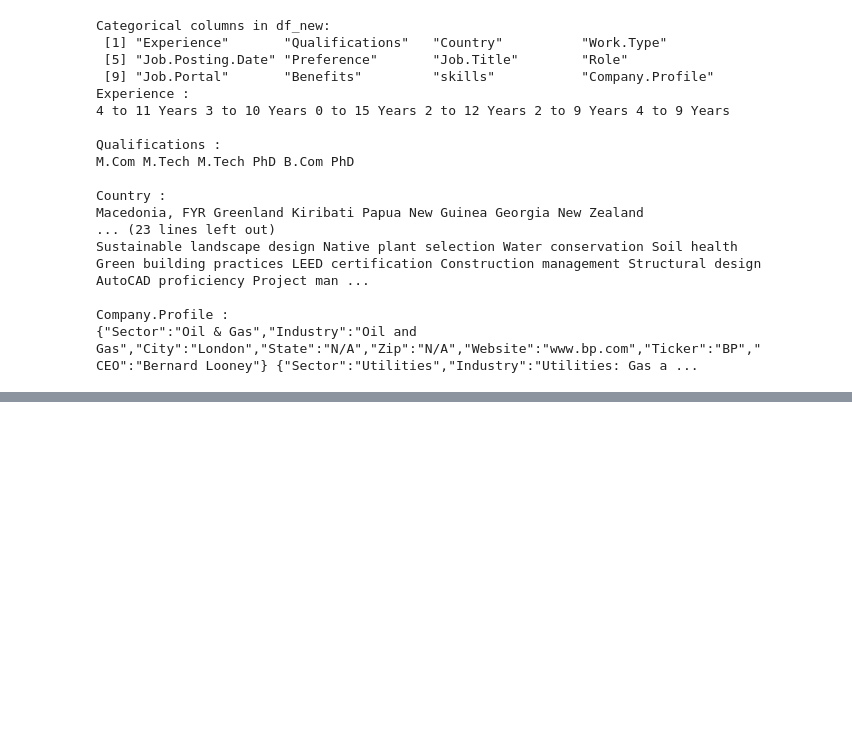
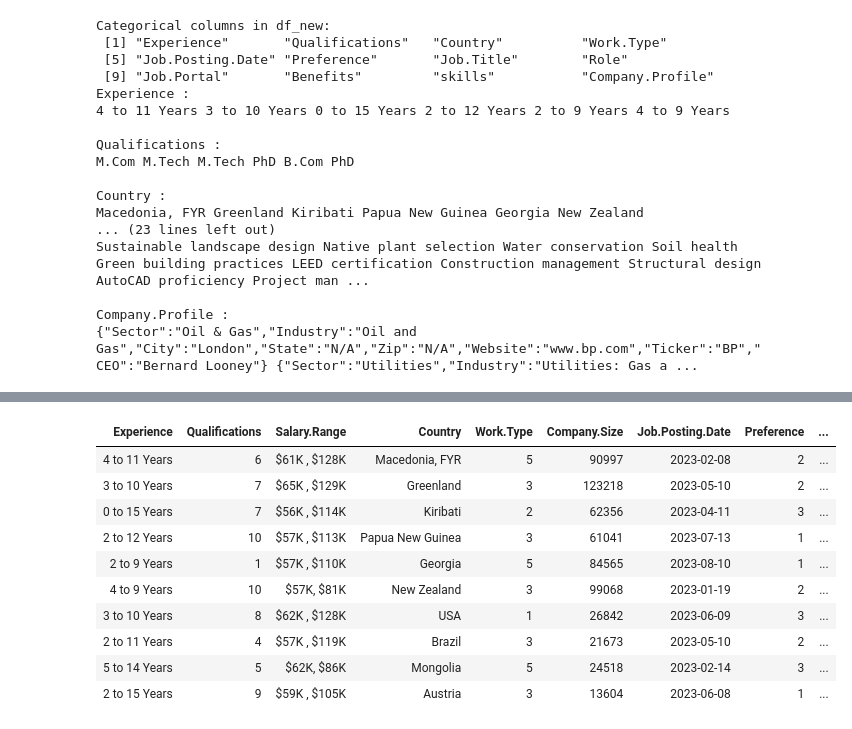
Before and after one commit to ngyh6726/MH3511_R_Project, a Jupyter notebook: Data_Preprocessing.ipynb, the cells around one changed output, grey strips where cells are left out. Drawn from its saved outputs; the diff is of its cells as text; code cells hidden in the pictures; blank space fills up the shorter version.

```diff
--- a/Data_Preprocessing.ipynb
+++ b/Data_Preprocessing.ipynb
@@ -230,0 +186,9 @@ print(max_experience)
+# %%
+json_string <- '{"Sector":"Oil & Gas","Industry":"Oil and Gas","City":"London","State":"N/A","Zip":"N/A","Website":"www.bp.com","Ticker":"BP","CEO":"Bernard Looney"}'
+
+# Parse the JSON string and extract the "Sector"
+parsed <- fromJSON(json_string, simplifyVector = FALSE)
+sector <- parsed$Sector
+
+# Print the extracted "Sector"
+print(sector)
@@ -230,0 +197,24 @@ print(max_experience)
+# %%
+n <- nrow(df_new)
+sector_values <- vector("character", n) # Pre-allocate a vector to store the extracted sectors
+
+for (i in 1:n) {
+  json_string <- df_new$Company.Profile[i]
+
+  # Try to parse JSON and extract the 'Sector'
+  tryCatch({
+    parsed <- fromJSON(json_string, simplifyVector = FALSE)
+    if (!is.null(parsed$Sector)) {
+      sector_values[i] <- parsed$Sector
+    } else {
+      sector_values[i] <- NA # Assign NA if 'Sector' is not present
+    }
+  }, error = function(e) {
+    sector_values[i] <- NA # Assign NA in case of parsing errors
+  })
+}
+
+df_new$Sector <- sector_values # Assign the vector of sectors back to the data frame
+
+# Check the result
+head(df_new$Sector)
@@ -230,0 +234,6 @@ print(max_experience)
+# %%
+columns_to_encode <- c("Qualifications", "Work.Type", "Preference", "Sector")
+
+for (col in columns_to_encode) {
+  df_new[[col]] <- as.integer(factor(df_new[[col]]))
+}
@@ -230,0 +282,14 @@ print(max_experience)
+# %%
+head(df_new, 10)
+# %% [output]
+| Experience | Qualifications | Salary.Range | Country | Work.Type | Company.Size | Job.Posting.Date | Preference | ... |
+| 4 to 11 Years | 6 | $61K , $128K | Macedonia, FYR | 5 | 90997 | 2023-02-08 | 2 | ... |
+| 3 to 10 Years | 7 | $65K , $129K | Greenland | 3 | 123218 | 2023-05-10 | 2 | ... |
+| 0 to 15 Years | 7 | $56K , $114K | Kiribati | 2 | 62356 | 2023-04-11 | 3 | ... |
+| 2 to 12 Years | 10 | $57K , $113K | Papua New Guinea | 3 | 61041 | 2023-07-13 | 1 | ... |
+| 2 to 9 Years | 1 | $57K , $110K | Georgia | 5 | 84565 | 2023-08-10 | 1 | ... |
+| 4 to 9 Years | 10 | $57K, $81K | New Zealand | 3 | 99068 | 2023-01-19 | 2 | ... |
+| 3 to 10 Years | 8 | $62K , $128K | USA | 1 | 26842 | 2023-06-09 | 3 | ... |
+| 2 to 11 Years | 4 | $57K , $119K | Brazil | 3 | 21673 | 2023-05-10 | 2 | ... |
+| 5 to 14 Years | 5 | $62K, $86K | Mongolia | 5 | 24518 | 2023-02-14 | 3 | ... |
+| 2 to 15 Years | 9 | $59K , $105K | Austria | 3 | 13604 | 2023-06-08 | 1 | ... |
```
Also changed, not shown: parts of 11 cells of this notebook.
